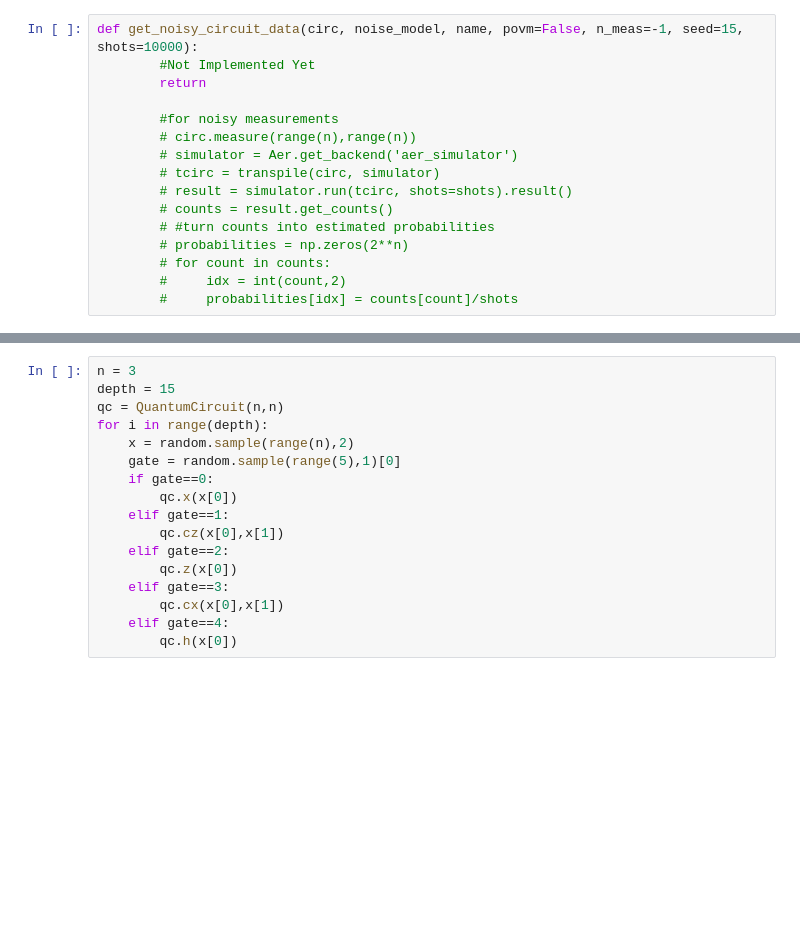
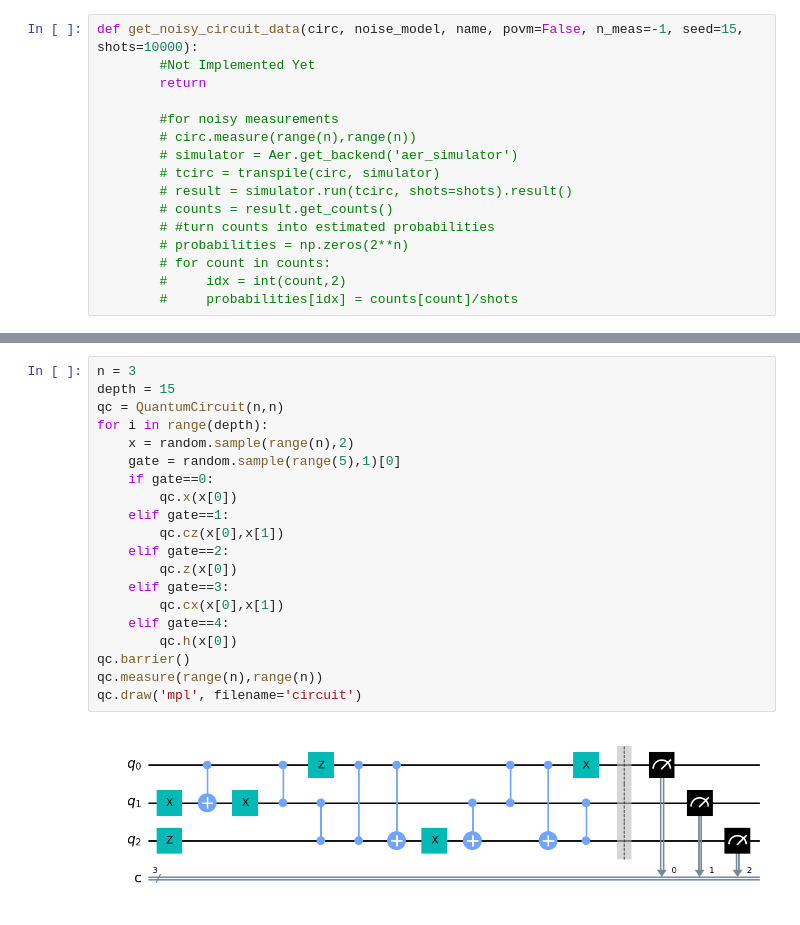
Before and after one commit to ryboselm/QuantumStateTomography, a Jupyter notebook: GenerateMeasurements.ipynb, the cells around one changed output, grey strips where cells are left out. Cells and saved outputs as stored; diff of their text form; blank space fills up the shorter version.

```diff
--- a/GenerateMeasurements.ipynb
+++ b/GenerateMeasurements.ipynb
@@ -175,17 +188,22 @@ saved random_5 density matrix
 # %%
 n = 3
 depth = 15
 qc = QuantumCircuit(n,n)
 for i in range(depth):
     x = random.sample(range(n),2)
     gate = random.sample(range(5),1)[0]
     if gate==0:
         qc.x(x[0])
     elif gate==1:
         qc.cz(x[0],x[1])
     elif gate==2:
         qc.z(x[0])
     elif gate==3:
         qc.cx(x[0],x[1])
     elif gate==4:
         qc.h(x[0])
+qc.barrier()
+qc.measure(range(n),range(n))
+qc.draw('mpl', filename='circuit')
+# %% [output]
+[figure, added]
```
Also changed, not shown: parts of 7 cells of this notebook, 3 other files.
